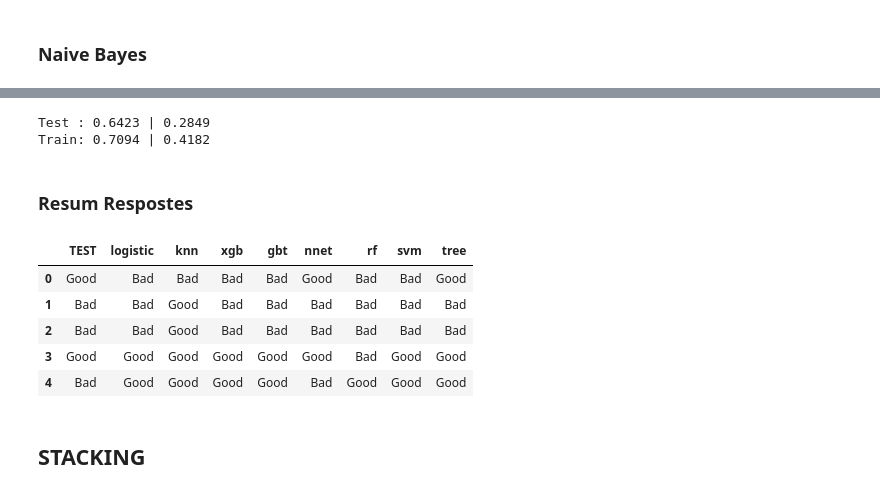
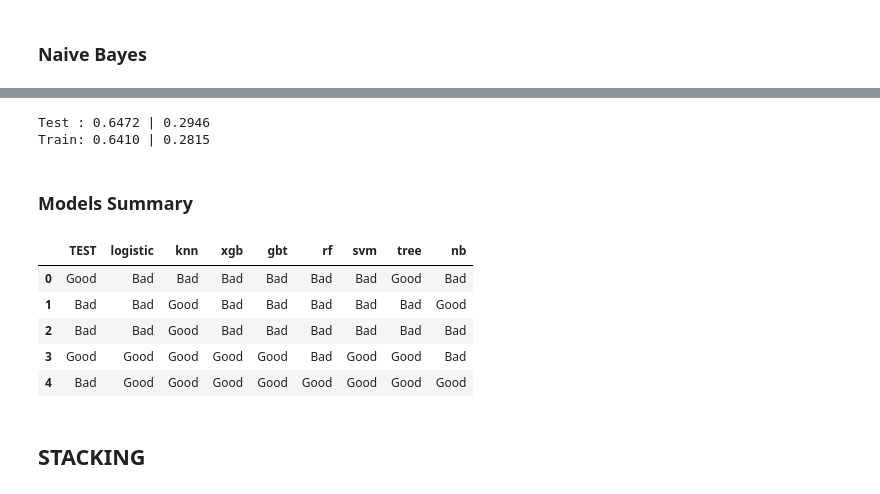
Before and after one commit to alberthr/Booking_Analysis, a Jupyter notebook: model 1 Review Score 7.ipynb, the cells around one changed output, grey strips where cells are left out. Drawn from its saved outputs; the diff is of its cells as text; code cells hidden in the pictures.

```diff
--- a/model 1 Review Score 7.ipynb
+++ b/model 1 Review Score 7.ipynb
@@ -190,0 +167,2 @@ Train: 0.6644 | 0.3280
+# %%
+pred_log = evaluate(LogisticRegression(solver='lbfgs', max_iter=500, random_state=1))
@@ -204,0 +174,2 @@ Train: 0.6493 | 0.2962
+# %%
+pred_tree = evaluate(DecisionTreeClassifier(max_depth=4, random_state=1))
@@ -218,0 +181,2 @@ Train: 0.6868 | 0.3737
+# %%
+pred_svm = evaluate(SVC(C=0.5, random_state=1))
@@ -272,27 +188,22 @@ Use tf.cast instead.
-# %%
-predictions_test = list(model.predict(pred_data)[:,1])
-predictions_train = list(model.predict(predictors)[:,1])
-pred_net = ['Good' if round(i) else 'Bad' for i in predictions_test]
-train_net = ['Good' if round(i) else 'Bad' for i in predictions_train]
-print('Test :',  f'{accuracy_score(pred_net, y_test):.4f}', '|', f'{cohen_kappa_score(pred_net, y_test):.4f}')
-print('Train:',  f'{accuracy_score(train_net, y_train):.4f}', '|', f'{cohen_kappa_score(train_net, y_train):.4f}')
-# %% [output]
-Test : 0.6423 | 0.2849
-Train: 0.7094 | 0.4182
-# %% [markdown]
-### Resum Respostes
+# %%
+pred_nb = evaluate(BernoulliNB())
+# %% [output]
+Test : 0.6472 | 0.2946
+Train: 0.6410 | 0.2815
+# %% [markdown]
+### Models Summary
 # %%
-df_models_test = pd.DataFrame(list(zip(y_test, pred_log, pred_knn, pred_xgb, pred_gbt, pred_net, pred_rf,
-                                       pred_svm, pred_tree)),
-                         columns=['TEST','logistic','knn','xgb','gbt','nnet','rf','svm', 'tree'])
+df_models_test = pd.DataFrame(list(zip(y_test, pred_log, pred_knn, pred_xgb, pred_gbt, pred_rf,
+                                       pred_svm, pred_tree, pred_nb)),
+                         columns=['TEST','logistic','knn','xgb','gbt','rf','svm', 'tree', 'nb'])
 df_models_test.head()
 # %% [output]
-|  | TEST | logistic | knn | xgb | gbt | nnet | rf | svm | tree |
-| 0 | Good | Bad | Bad | Bad | Bad | Good | Bad | Bad | Good |
-| 1 | Bad | Bad | Good | Bad | Bad | Bad | Bad | Bad | Bad |
+|  | TEST | logistic | knn | xgb | gbt | rf | svm | tree | nb |
+| 0 | Good | Bad | Bad | Bad | Bad | Bad | Bad | Good | Bad |
+| 1 | Bad | Bad | Good | Bad | Bad | Bad | Bad | Bad | Good |
 | 2 | Bad | Bad | Good | Bad | Bad | Bad | Bad | Bad | Bad |
-| 3 | Good | Good | Good | Good | Good | Good | Bad | Good | Good |
-| 4 | Bad | Good | Good | Good | Good | Bad | Good | Good | Good |
+| 3 | Good | Good | Good | Good | Good | Bad | Good | Good | Bad |
+| 4 | Bad | Good | Good | Good | Good | Good | Good | Good | Good |
 # %% [markdown]
 ## STACKING
 # %% [markdown]
```
Also changed, not shown: parts of 47 cells of this notebook, 8 other files.
